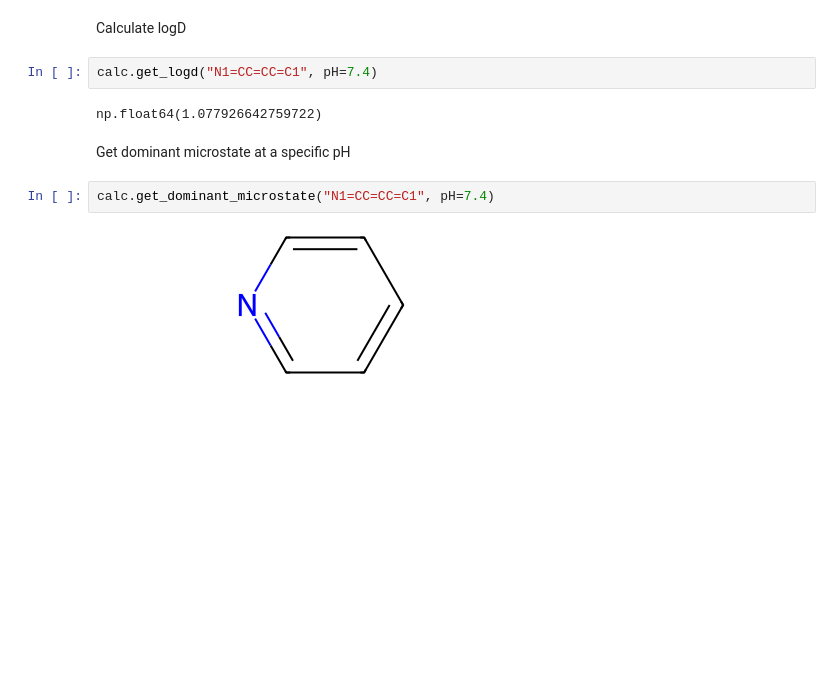
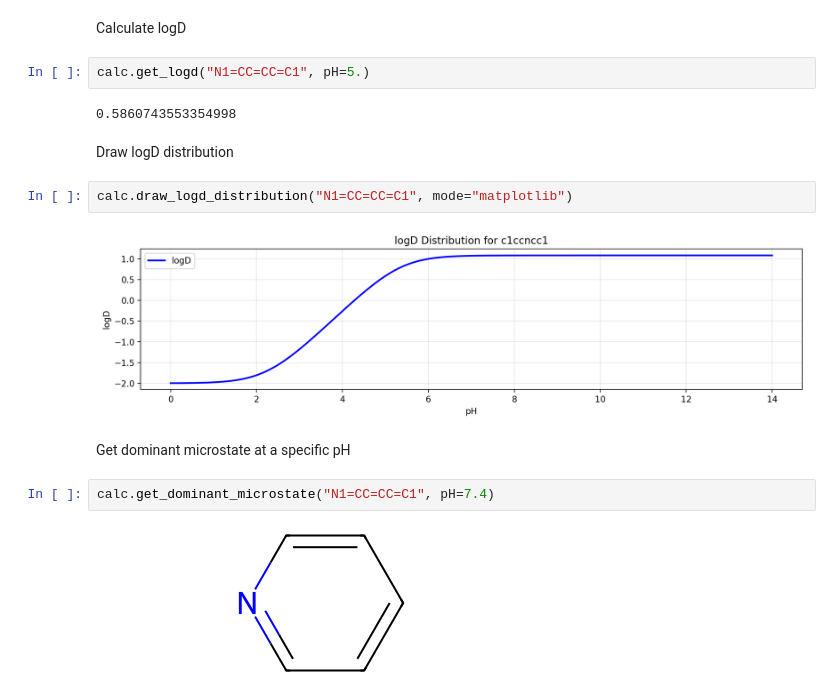
Before and after one commit to finlayiainmaclean/unipka, a Jupyter notebook: example.ipynb, the cells around one changed output. Drawn from its saved outputs; the diff is of its cells as text; blank space fills up the shorter version.

```diff
--- a/example.ipynb
+++ b/example.ipynb
@@ -75,9 +75,15 @@ calc.draw_distribution("c1cc[nH+]cc1", mode="matplotlib")
 # %% [markdown]
 Calculate logD
 # %%
-calc.get_logd("N1=CC=CC=C1", pH=7.4)
+calc.get_logd("N1=CC=CC=C1", pH=5.)
 # %% [output]
-np.float64(1.077926642759722)
+0.5860743553354998
+# %% [markdown]
+Draw logD distribution
+# %%
+calc.draw_logd_distribution("N1=CC=CC=C1", mode="matplotlib")
+# %% [output]
+[figure, added]
 # %% [markdown]
 Get dominant microstate at a specific pH
 # %%
```
Also changed, not shown: parts of 4 cells of this notebook, 8 other files.
